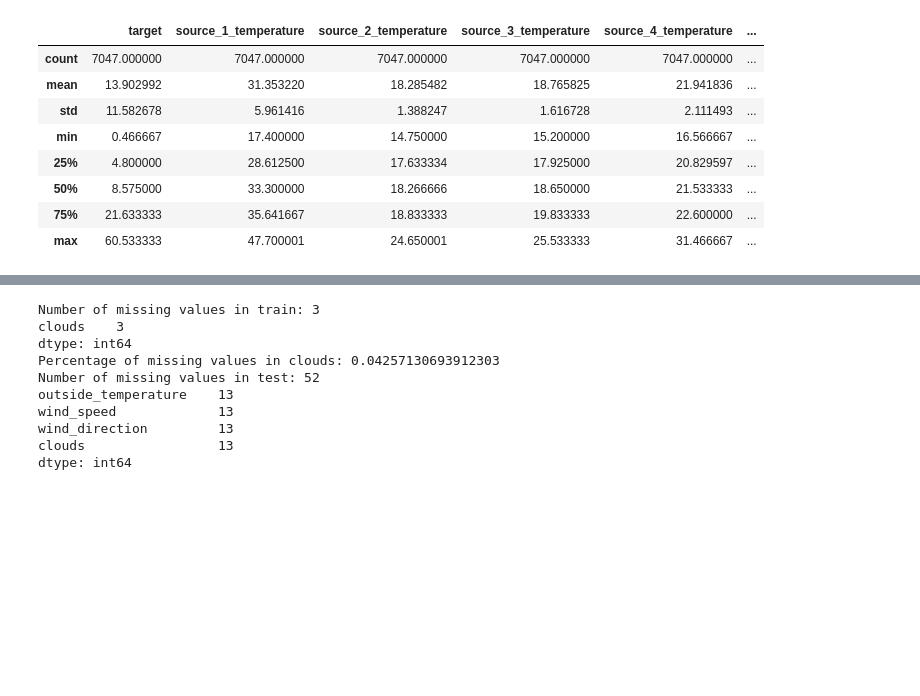
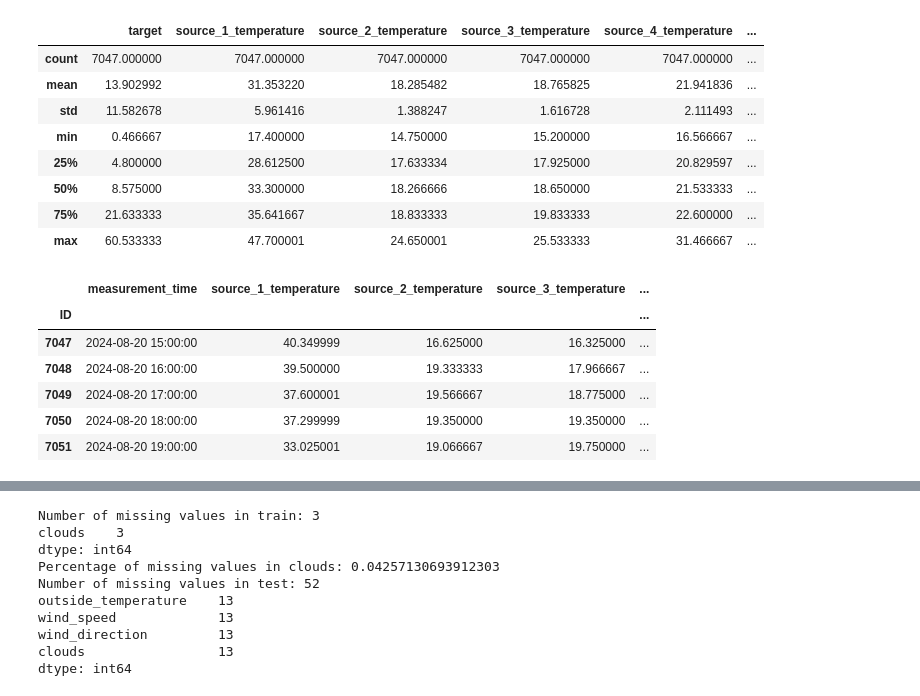
Before and after one commit to LauraMQuiros/Energy-prediction, a Jupyter notebook: notebooks/data_analysis.ipynb, the cells around one changed output, grey strips where cells are left out. Cells and saved outputs as stored; diff of their text form; code cells hidden in the pictures; blank space fills up the shorter version.

```diff
--- a/notebooks/data_analysis.ipynb
+++ b/notebooks/data_analysis.ipynb
@@ -27,3 +27,13 @@ train.describe()
 | 50% | 8.575000 | 33.300000 | 18.266666 | 18.650000 | 21.533333 | ... |
 | 75% | 21.633333 | 35.641667 | 18.833333 | 19.833333 | 22.600000 | ... |
 | max | 60.533333 | 47.700001 | 24.650001 | 25.533333 | 31.466667 | ... |
+# %%
+test.head()
+# %% [output]
+|  | measurement_time | source_1_temperature | source_2_temperature | source_3_temperature | ... |
+| ID |  |  |  |  | ... |
+| 7047 | 2024-08-20 15:00:00 | 40.349999 | 16.625000 | 16.325000 | ... |
+| 7048 | 2024-08-20 16:00:00 | 39.500000 | 19.333333 | 17.966667 | ... |
+| 7049 | 2024-08-20 17:00:00 | 37.600001 | 19.566667 | 18.775000 | ... |
+| 7050 | 2024-08-20 18:00:00 | 37.299999 | 19.350000 | 19.350000 | ... |
+| 7051 | 2024-08-20 19:00:00 | 33.025001 | 19.066667 | 19.750000 | ... |
```
Also changed, not shown: parts of 4 cells of this notebook, 1 other file.
